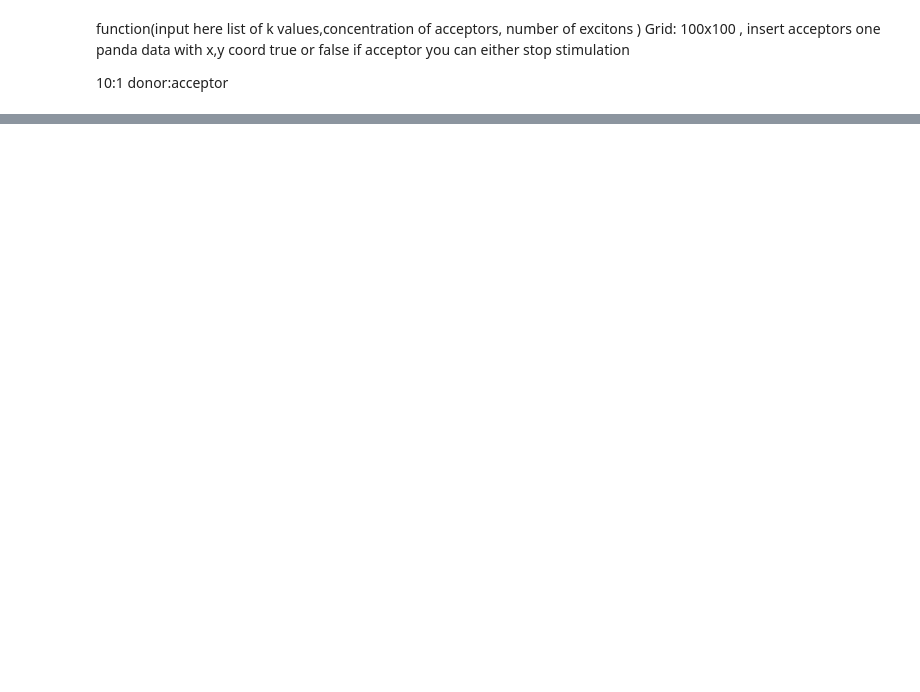
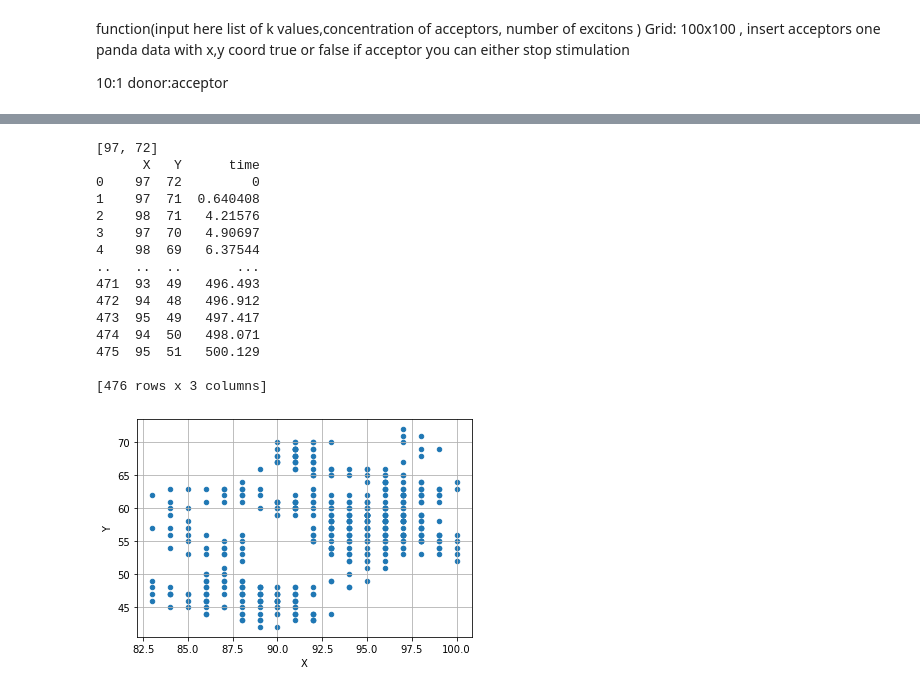
Before and after one commit to Jassu1998/Chem400, a Jupyter notebook: Chem400.ipynb, the cells around one changed output, grey strips where cells are left out. Cells and saved outputs as stored; diff of their text form; code cells hidden in the pictures; blank space fills up the shorter version.

```diff
--- a/Chem400.ipynb
+++ b/Chem400.ipynb
@@ -713,0 +652,20 @@ one panda data with x,y coord true or false if acceptor you can either stop stim
+# %%
+list_rates2 = [1,1,1,1,1,1,1,1]
+random_walk(list_rates2,500)
+# %% [output]
+[97, 72]
+      X   Y      time
+0    97  72         0
+1    97  71  0.640408
+2    98  71   4.21576
+3    97  70   4.90697
+4    98  69   6.37544
+..   ..  ..       ...
+471  93  49   496.493
+472  94  48   496.912
+473  95  49   497.417
+474  94  50   498.071
+475  95  51   500.129
+
+[476 rows x 3 columns]
+[figure, added]
```
Also changed, not shown: parts of 45 cells of this notebook.
